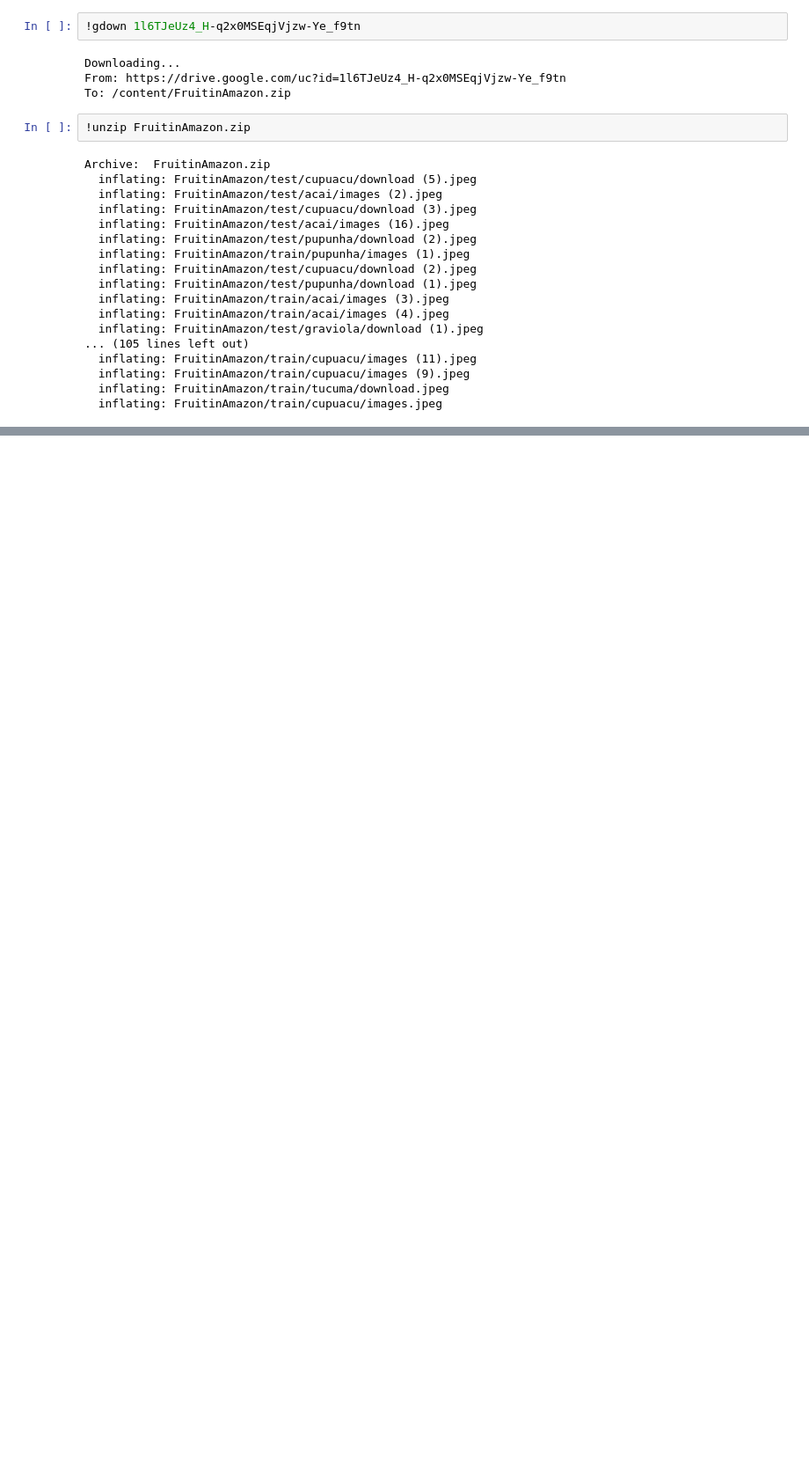
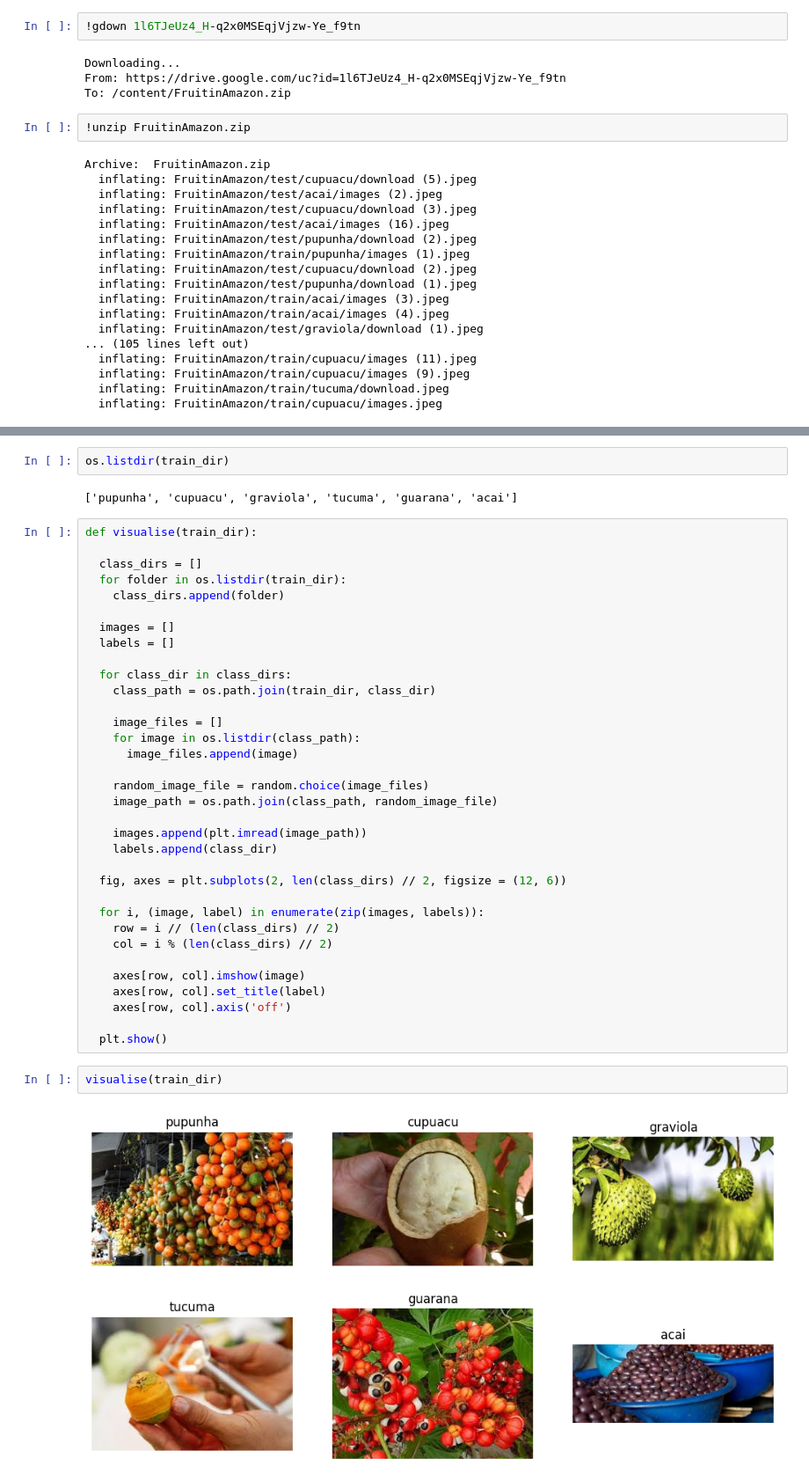
Before and after one commit to yugeenzsm/AI-ML-, a Jupyter notebook: Workshop5_AIML.ipynb, the cells around one changed output, grey strips where cells are left out. Shown at 88% size. Cells and saved outputs as stored; diff of their text form; blank space fills up the shorter version.

```diff
--- a/Workshop5_AIML.ipynb
+++ b/Workshop5_AIML.ipynb
@@ -124,6 +105,48 @@ else:
   print(f"Found {len(class_names)} classes: {class_names}")
 # %% [output]
 Found 6 classes: ['acai', 'cupuacu', 'graviola', 'guarana', 'pupunha', 'tucuma']
+# %%
+os.listdir(train_dir)
+# %% [output]
+['pupunha', 'cupuacu', 'graviola', 'tucuma', 'guarana', 'acai']
+# %%
+def visualise(train_dir):
+
+  class_dirs = []
+  for folder in os.listdir(train_dir):
+    class_dirs.append(folder)
+
+  images = []
+  labels = []
+
+  for class_dir in class_dirs:
+    class_path = os.path.join(train_dir, class_dir)
+
+    image_files = []
+    for image in os.listdir(class_path):
+      image_files.append(image)
+
+    random_image_file = random.choice(image_files)
+    image_path = os.path.join(class_path, random_image_file)
+
+    images.append(plt.imread(image_path))
+    labels.append(class_dir)
+
+  fig, axes = plt.subplots(2, len(class_dirs) // 2, figsize = (12, 6))
+
+  for i, (image, label) in enumerate(zip(images, labels)):
+    row = i // (len(class_dirs) // 2)
+    col = i % (len(class_dirs) // 2)
+
+    axes[row, col].imshow(image)
+    axes[row, col].set_title(label)
+    axes[row, col].axis('off')
+
+  plt.show()
+# %%
+visualise(train_dir)
+# %% [output]
+[figure, added]
 # %%
 import tensorflow as tf
 
```
Also changed, not shown: parts of 13 cells of this notebook.
